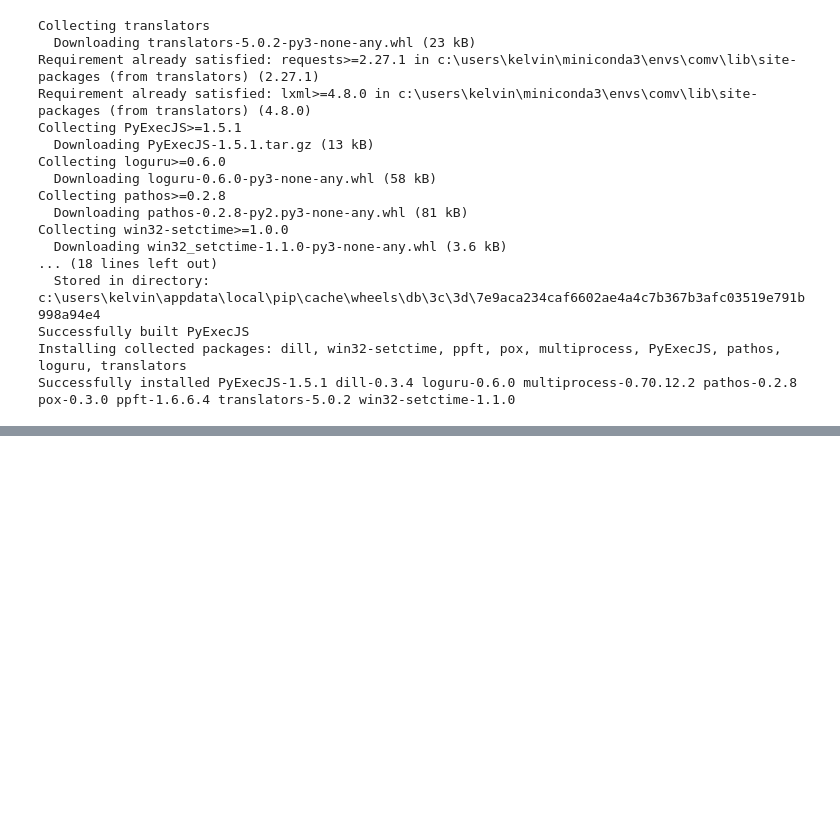
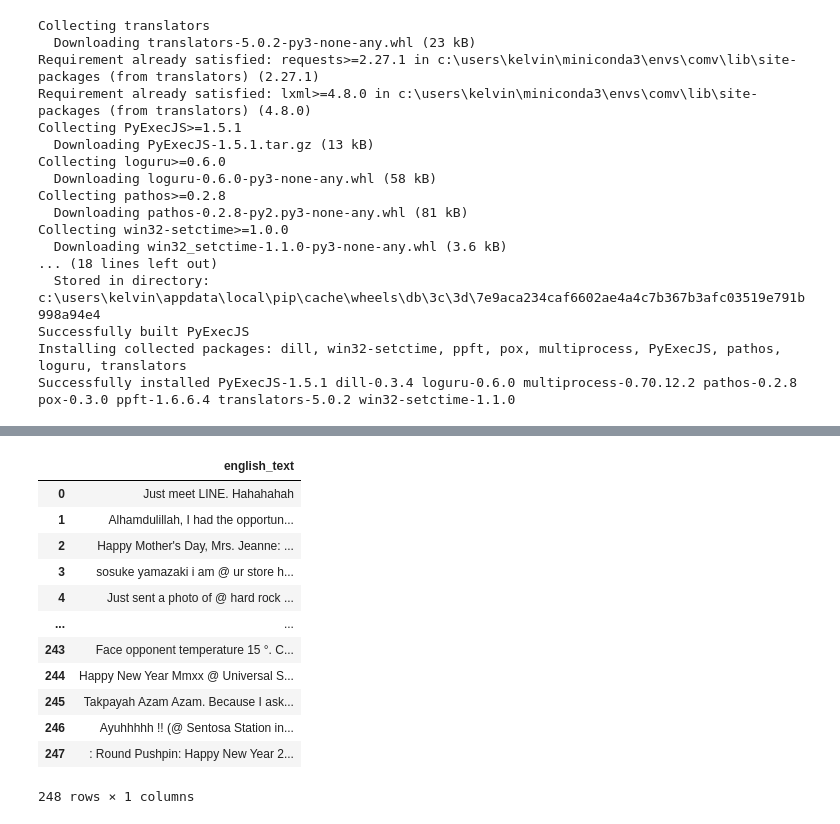
Before and after one commit to kilvear/Guest-Feedback-Insights, a Jupyter notebook: data-scrapping/twitter/translating googleapi.ipynb, the cells around one changed output, grey strips where cells are left out. Saved outputs shown, nothing was run; the diff lists cells and outputs as text; code cells hidden in the pictures; blank space fills up the shorter version.

```diff
--- a/data-scrapping/twitter/translating googleapi.ipynb
+++ b/data-scrapping/twitter/translating googleapi.ipynb
@@ -83,0 +91,18 @@ text_col.to_excel('translated.xlsx', sheet_name='sheet1', index=False)
+# %%
+t_df = pd.DataFrame(text_col, columns = ['english_text'])
+
+t_df
+# %% [output]
+|  | english_text |
+| 0 | Just meet LINE. Hahahahah |
+| 1 | Alhamdulillah, I had the opportun... |
+| 2 | Happy Mother's Day, Mrs. Jeanne: ... |
+| 3 | sosuke yamazaki i am @ ur store h... |
+| 4 | Just sent a photo of @ hard rock ... |
+| ... | ... |
+| 243 | Face opponent temperature 15 °. C... |
+| 244 | Happy New Year Mmxx @ Universal S... |
+| 245 | Takpayah Azam Azam. Because I ask... |
+| 246 | Ayuhhhhh !! (@ Sentosa Station in... |
+| 247 | : Round Pushpin: Happy New Year 2... |
+248 rows × 1 columns
```
Also changed, not shown: parts of 11 cells of this notebook, 9 other files.
